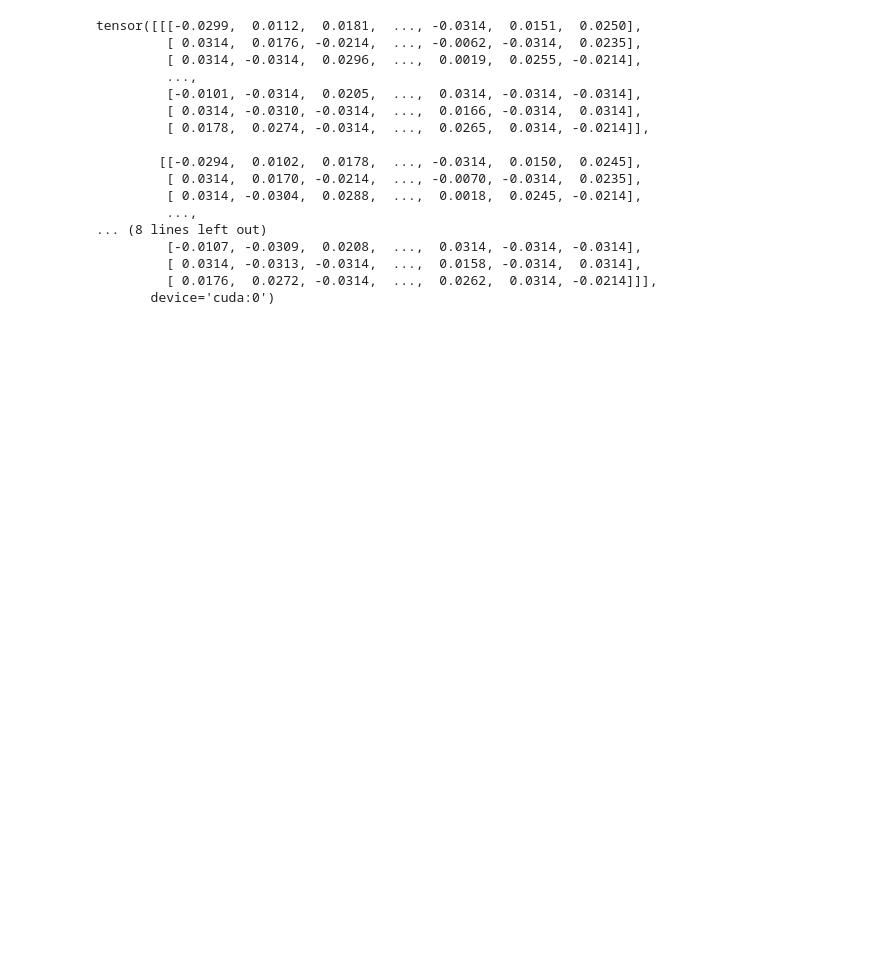
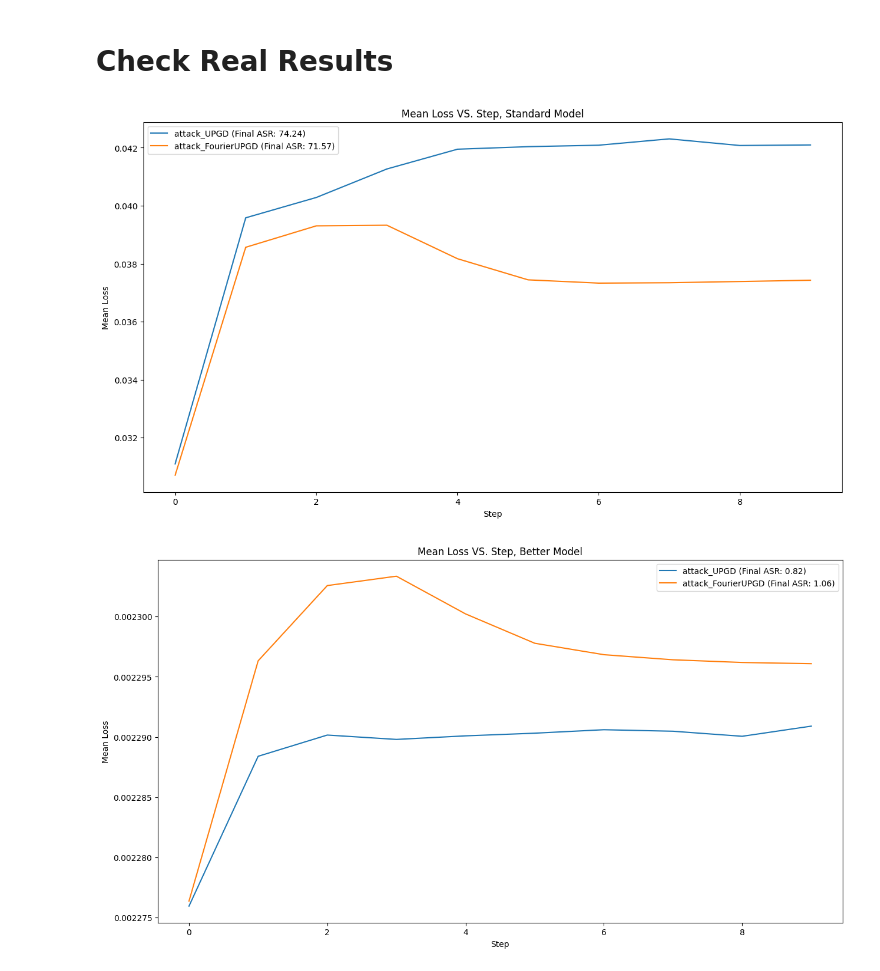
Before and after one commit to wr0om/Attacks_HW1, a Jupyter notebook: check_results.ipynb, the cells around one changed output. Drawn from its saved outputs; the diff is of its cells as text; code cells hidden in the pictures; blank space fills up the shorter version.

```diff
--- a/check_results.ipynb
+++ b/check_results.ipynb
@@ -20,7 +20,7 @@ attack_dir = f"results/cifar10/n_examples_{n_examples}/model_{model}/attack_{att
 # %%
-# load perturbations from perturbations directory under attack_dir
-perturbations_dir = os.path.join(attack_dir, "perturbations")
-# under one file named adv_input.pt
-perturbations = torch.load(os.path.join(perturbations_dir, "adv_input.pt"))
-universal_perturbation = torch.load(os.path.join(perturbations_dir, "universal_pert.pt"))
+# # load perturbations from perturbations directory under attack_dir
+# perturbations_dir = os.path.join(attack_dir, "perturbations")
+# # under one file named adv_input.pt
+# perturbations = torch.load(os.path.join(perturbations_dir, "adv_input.pt"))
+# universal_perturbation = torch.load(os.path.join(perturbations_dir, "universal_pert.pt"))
 # %%
@@ -52,20 +49,2 @@ Clipping input data to the valid range for imshow with RGB data ([0..1] for floa
-# %%
-universal_perturbation
-# %% [output]
-tensor([[[-0.0299,  0.0112,  0.0181,  ..., -0.0314,  0.0151,  0.0250],
-         [ 0.0314,  0.0176, -0.0214,  ..., -0.0062, -0.0314,  0.0235],
-         [ 0.0314, -0.0314,  0.0296,  ...,  0.0019,  0.0255, -0.0214],
-         ...,
-         [-0.0101, -0.0314,  0.0205,  ...,  0.0314, -0.0314, -0.0314],
-         [ 0.0314, -0.0310, -0.0314,  ...,  0.0166, -0.0314,  0.0314],
-         [ 0.0178,  0.0274, -0.0314,  ...,  0.0265,  0.0314, -0.0214]],
-
-        [[-0.0294,  0.0102,  0.0178,  ..., -0.0314,  0.0150,  0.0245],
-         [ 0.0314,  0.0170, -0.0214,  ..., -0.0070, -0.0314,  0.0235],
-         [ 0.0314, -0.0304,  0.0288,  ...,  0.0018,  0.0245, -0.0214],
-         ...,
-... (8 lines left out)
-         [-0.0107, -0.0309,  0.0208,  ...,  0.0314, -0.0314, -0.0314],
-         [ 0.0314, -0.0313, -0.0314,  ...,  0.0158, -0.0314,  0.0314],
-         [ 0.0176,  0.0272, -0.0314,  ...,  0.0262,  0.0314, -0.0214]]],
-       device='cuda:0')
+# %% [markdown]
+# Check Real Results
@@ -71,0 +80,20 @@ tensor([[[-0.0299,  0.0112,  0.0181,  ..., -0.0314,  0.0151,  0.0250],
+# %%
+def plot_mean_loss_per_step(results, model_name):
+    # plot the mean loss per step for each attack in the same plot to compare them
+    fig = plt.figure(figsize=(15, 8))
+    for pert_dir, (_, _, mean_loss_per_step, yaniv_accuracy) in results.items():
+        label = pert_dir.split("/")[-3] + f" (Final ASR: {yaniv_accuracy:.2f})"
+        plt.plot(mean_loss_per_step, label=label)
+    plt.title(f"Mean Loss VS. Step, {model_name}")
+    plt.xlabel("Step")
+    plt.ylabel("Mean Loss")
+    plt.legend()
+    plt.show()
+
+
+plot_mean_loss_per_step(standard_results, "Standard Model")
+plot_mean_loss_per_step(better_results, "Better Model")
+plot_mean_loss_per_step(fast_results, "Fast Model")
+# %% [output]
+[figure, added]
+[figure, added]
```
Also changed, not shown: parts of 4 cells of this notebook, 6 other files.
